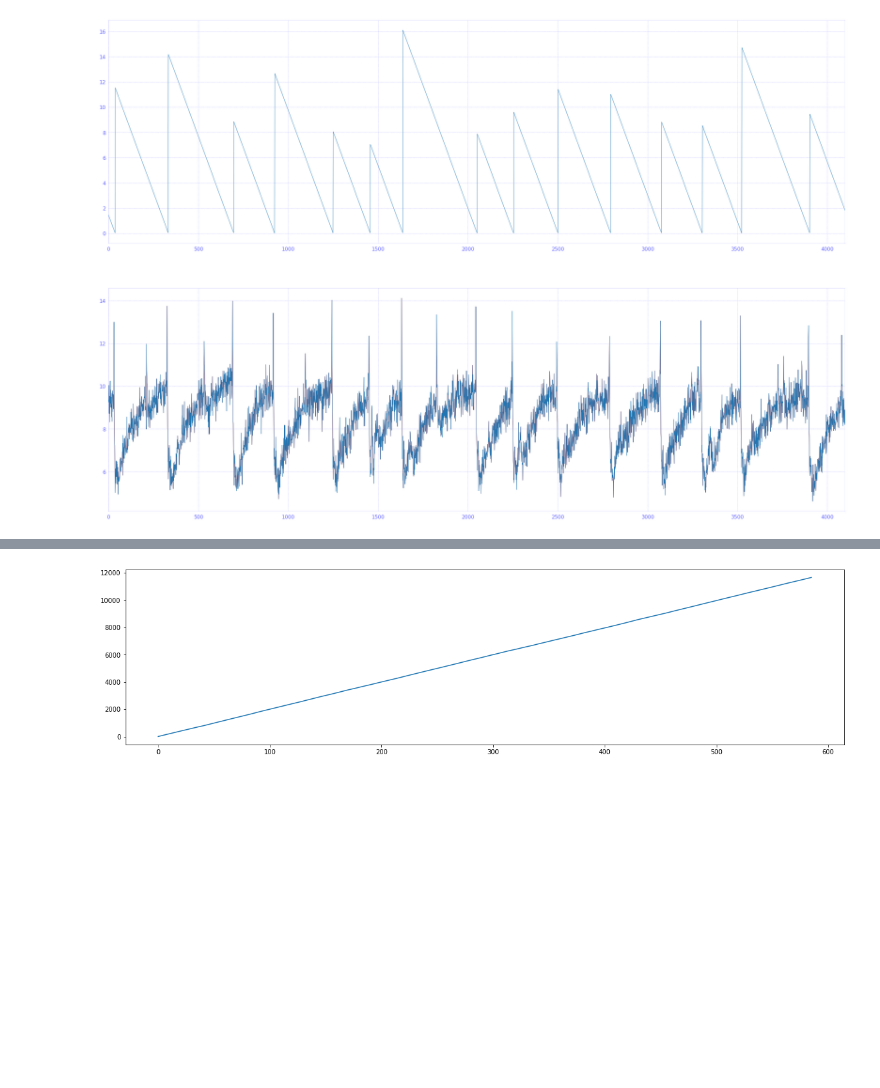
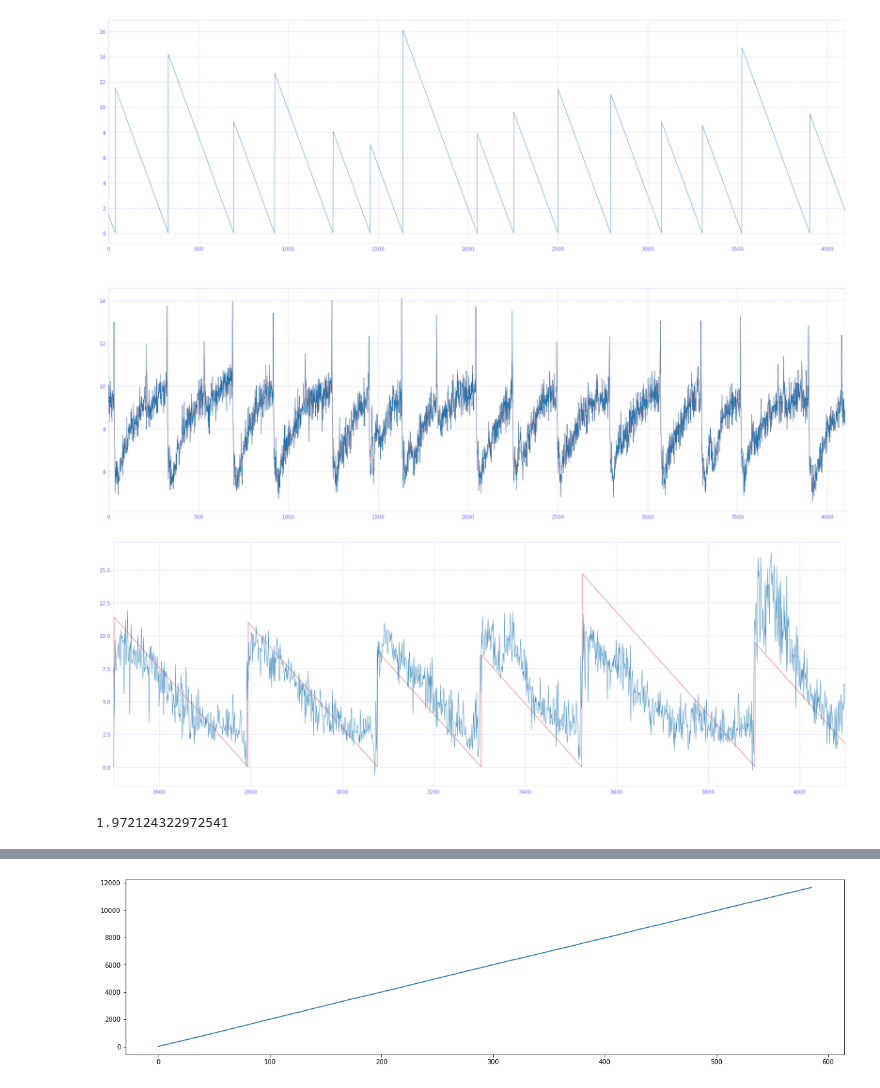
Before and after one commit to viktorsapozhok/earthquake-prediction, a Jupyter notebook: notebooks/test.ipynb, the cells around one changed output, grey strips where cells are left out. Drawn from its saved outputs; the diff is of its cells as text; code cells hidden in the pictures; blank space fills up the shorter version.

```diff
--- a/notebooks/test.ipynb
+++ b/notebooks/test.ipynb
@@ -37,6 +38,6 @@ data.head()
 # %%
 features = [c for c in data.columns if c not in ['segment_id', 'target']]
 # %%
-best_features = utils.print_features_imp(data[features], data['target'], logger, permutation=True, min_imp=0.02)
+best_features = utils.print_features_imp(data[features], data['target'], logger, permutation=True, min_imp=0.03)
 best_features
 # %% [output]
@@ -111,6 +108,25 @@ fig=plotter.plot(data, y_vars=['target'], x_var='segment_id', xlim=[0, 4100], id
 plotter.plot(data, y_vars=['all_mfcc15_avg', 'last1000_mfcc15_avg'], x_var='segment_id', xlim=[0, 4100], id=2, fig=fig)
 # %% [output]
 [figure]
+# %%
+train = data.query('segment_id < 2500')
+test = data.query('segment_id >= 2500')
+model = CatBoostRegressor(verbose=False)
+#model = RandomForestRegressor(n_estimators=100)
+model.fit(train[best_features], train['target'])
+res=pd.DataFrame()
+res['segment_id'] = test['segment_id']
+res['y']=test['target']
+res['y_hat']=model.predict(test[best_features])
+# %%
+plotter = ts_plotter.TimeSeriesPlot(fig_size=(30, 10), n_rows=1, n_cols=1, type='line', show=False)
+plotter.plot(res, y_vars=['y', 'y_hat'], x_var='segment_id', xlim=[2500, 4100])
+# %% [output]
+[figure, added]
+# %%
+np.mean(np.abs(res['y'].values - res['y_hat'].values))
+# %% [output]
+1.972124322972541
 # %%
 d=pd.read_hdf('/home/alex/Projects/kaggle-eathquake/data/train_int16float32.hdf', start=0, stop=6e6)
 x = d['acoustic_data'].values.astype('float32')
```
Also changed, not shown: parts of 12 cells of this notebook, 8 other files.
